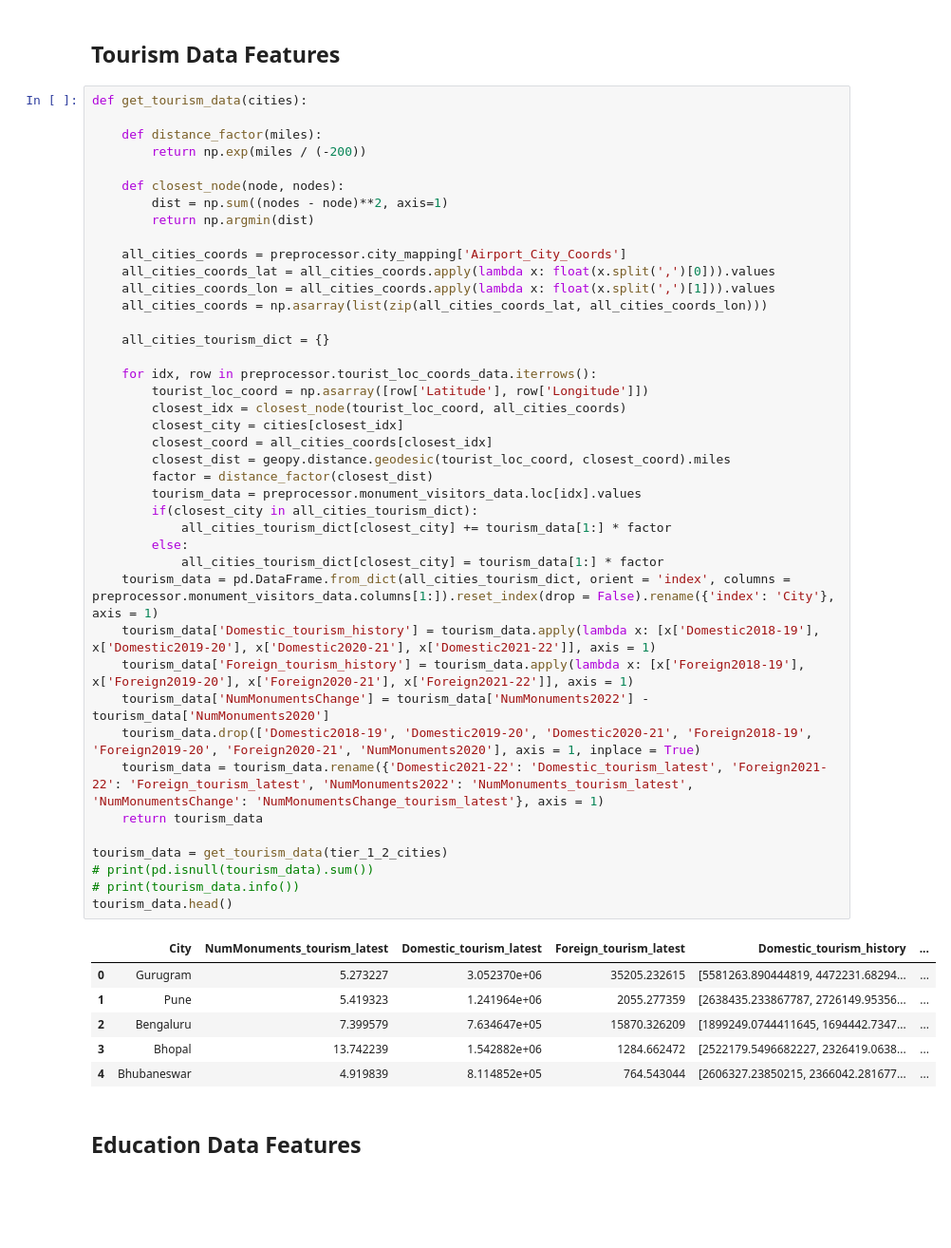
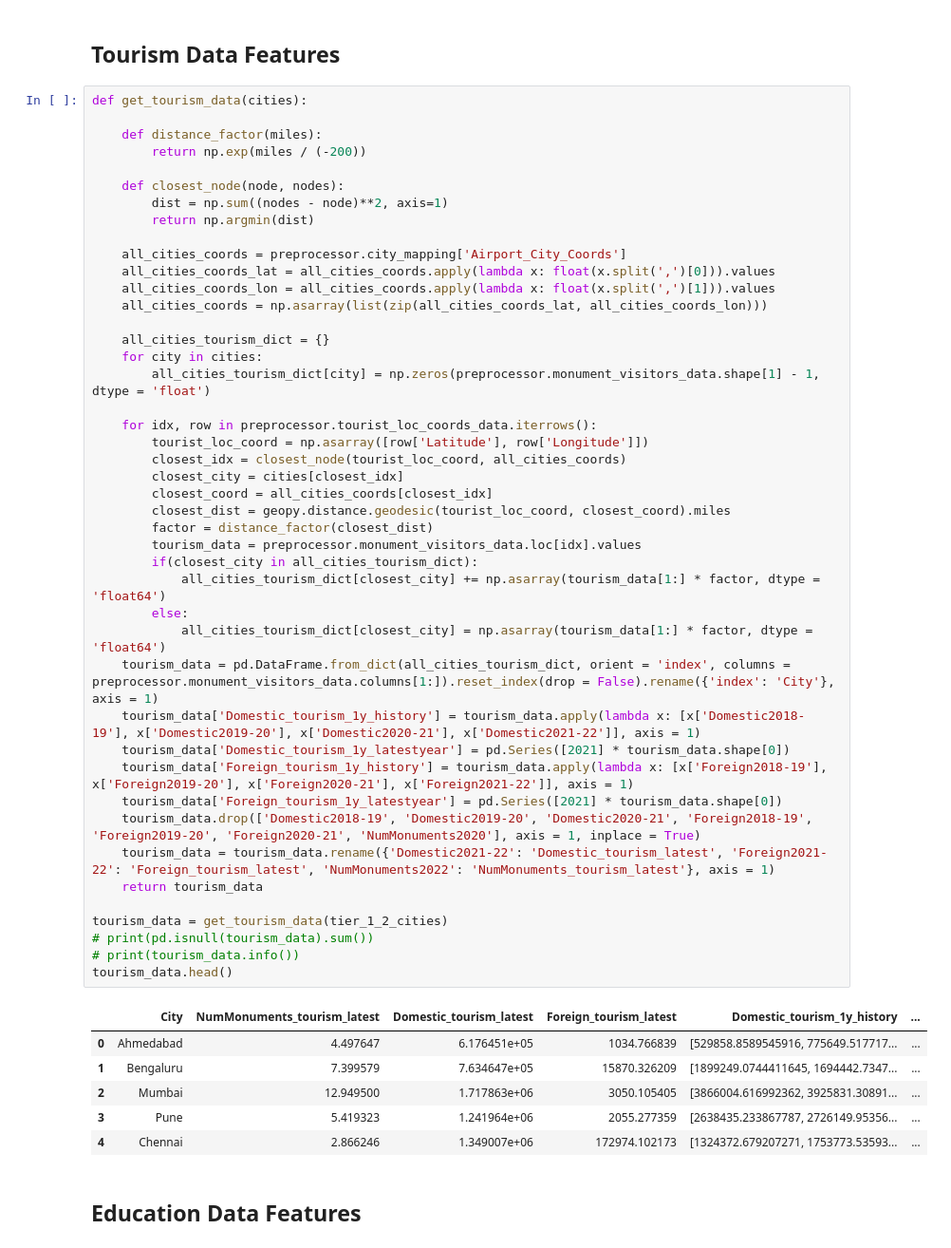
Before and after one commit to SakshatRao/R2_Data_Labs_Hackathon, a Jupyter notebook: CitySelection.ipynb, the cells around one changed output. Shown at 95% size. Drawn from its saved outputs; the diff is of its cells as text; blank space fills up the shorter version.

```diff
--- a/CitySelection.ipynb
+++ b/CitySelection.ipynb
@@ -257,45 +236,48 @@ def get_tourism_data(cities):
     def closest_node(node, nodes):
         dist = np.sum((nodes - node)**2, axis=1)
         return np.argmin(dist)
 
     all_cities_coords = preprocessor.city_mapping['Airport_City_Coords']
     all_cities_coords_lat = all_cities_coords.apply(lambda x: float(x.split(',')[0])).values
     all_cities_coords_lon = all_cities_coords.apply(lambda x: float(x.split(',')[1])).values
     all_cities_coords = np.asarray(list(zip(all_cities_coords_lat, all_cities_coords_lon)))
 
     all_cities_tourism_dict = {}
+    for city in cities:
+        all_cities_tourism_dict[city] = np.zeros(preprocessor.monument_visitors_data.shape[1] - 1, dtype = 'float')
 
     for idx, row in preprocessor.tourist_loc_coords_data.iterrows():
         tourist_loc_coord = np.asarray([row['Latitude'], row['Longitude']])
         closest_idx = closest_node(tourist_loc_coord, all_cities_coords)
         closest_city = cities[closest_idx]
         closest_coord = all_cities_coords[closest_idx]
         closest_dist = geopy.distance.geodesic(tourist_loc_coord, closest_coord).miles
         factor = distance_factor(closest_dist)
         tourism_data = preprocessor.monument_visitors_data.loc[idx].values
         if(closest_city in all_cities_tourism_dict):
-            all_cities_tourism_dict[closest_city] += tourism_data[1:] * factor
+            all_cities_tourism_dict[closest_city] += np.asarray(tourism_data[1:] * factor, dtype = 'float64')
         else:
-            all_cities_tourism_dict[closest_city] = tourism_data[1:] * factor
+            all_cities_tourism_dict[closest_city] = np.asarray(tourism_data[1:] * factor, dtype = 'float64')
     tourism_data = pd.DataFrame.from_dict(all_cities_tourism_dict, orient = 'index', columns = preprocessor.monument_visitors_data.columns[1:]).reset_index(drop = False).rename({'index': 'City'}, axis = 1)
-    tourism_data['Domestic_tourism_history'] = tourism_data.apply(lambda x: [x['Domestic2018-19'], x['Domestic2019-20'], x['Domestic2020-21'], x['Domestic2021-22']], axis = 1)
-    tourism_data['Foreign_tourism_history'] = tourism_data.apply(lambda x: [x['Foreign2018-19'], x['Foreign2019-20'], x['Foreign2020-21'], x['Foreign2021-22']], axis = 1)
-    tourism_data['NumMonumentsChange'] = tourism_data['NumMonuments2022'] - tourism_data['NumMonuments2020']
+    tourism_data['Domestic_tourism_1y_history'] = tourism_data.apply(lambda x: [x['Domestic2018-19'], x['Domestic2019-20'], x['Domestic2020-21'], x['Domestic2021-22']], axis = 1)
+    tourism_data['Domestic_tourism_1y_latestyear'] = pd.Series([2021] * tourism_data.shape[0])
+    tourism_data['Foreign_tourism_1y_history'] = tourism_data.apply(lambda x: [x['Foreign2018-19'], x['Foreign2019-20'], x['Foreign2020-21'], x['Foreign2021-22']], axis = 1)
+    tourism_data['Foreign_tourism_1y_latestyear'] = pd.Series([2021] * tourism_data.shape[0])
     tourism_data.drop(['Domestic2018-19', 'Domestic2019-20', 'Domestic2020-21', 'Foreign2018-19', 'Foreign2019-20', 'Foreign2020-21', 'NumMonuments2020'], axis = 1, inplace = True)
-    tourism_data = tourism_data.rename({'Domestic2021-22': 'Domestic_tourism_latest', 'Foreign2021-22': 'Foreign_tourism_latest', 'NumMonuments2022': 'NumMonuments_tourism_latest', 'NumMonumentsChange': 'NumMonumentsChange_tourism_latest'}, axis = 1)
+    tourism_data = tourism_data.rename({'Domestic2021-22': 'Domestic_tourism_latest', 'Foreign2021-22': 'Foreign_tourism_latest', 'NumMonuments2022': 'NumMonuments_tourism_latest'}, axis = 1)
     return tourism_data
 
 tourism_data = get_tourism_data(tier_1_2_cities)
 # print(pd.isnull(tourism_data).sum())
 # print(tourism_data.info())
 tourism_data.head()
 # %% [output]
-|  | City | NumMonuments_tourism_latest | Domestic_tourism_latest | Foreign_tourism_latest | Domestic_tourism_history | ... |
-| 0 | Gurugram | 5.273227 | 3.052370e+06 | 35205.232615 | [5581263.890444819, 4472231.68294... | ... |
-| 1 | Pune | 5.419323 | 1.241964e+06 | 2055.277359 | [2638435.233867787, 2726149.95356... | ... |
-| 2 | Bengaluru | 7.399579 | 7.634647e+05 | 15870.326209 | [1899249.0744411645, 1694442.7347... | ... |
-| 3 | Bhopal | 13.742239 | 1.542882e+06 | 1284.662472 | [2522179.5496682227, 2326419.0638... | ... |
-| 4 | Bhubaneswar | 4.919839 | 8.114852e+05 | 764.543044 | [2606327.23850215, 2366042.281677... | ... |
+|  | City | NumMonuments_tourism_latest | Domestic_tourism_latest | Foreign_tourism_latest | Domestic_tourism_1y_history | ... |
+| 0 | Ahmedabad | 4.497647 | 6.176451e+05 | 1034.766839 | [529858.8589545916, 775649.517717... | ... |
+| 1 | Bengaluru | 7.399579 | 7.634647e+05 | 15870.326209 | [1899249.0744411645, 1694442.7347... | ... |
+| 2 | Mumbai | 12.949500 | 1.717863e+06 | 3050.105405 | [3866004.616992362, 3925831.30891... | ... |
+| 3 | Pune | 5.419323 | 1.241964e+06 | 2055.277359 | [2638435.233867787, 2726149.95356... | ... |
+| 4 | Chennai | 2.866246 | 1.349007e+06 | 172974.102173 | [1324372.679207271, 1753773.53593... | ... |
 # %% [markdown]
 ## Education Data Features
 # %%
```
Also changed, not shown: parts of 43 cells of this notebook, 8 other files.
